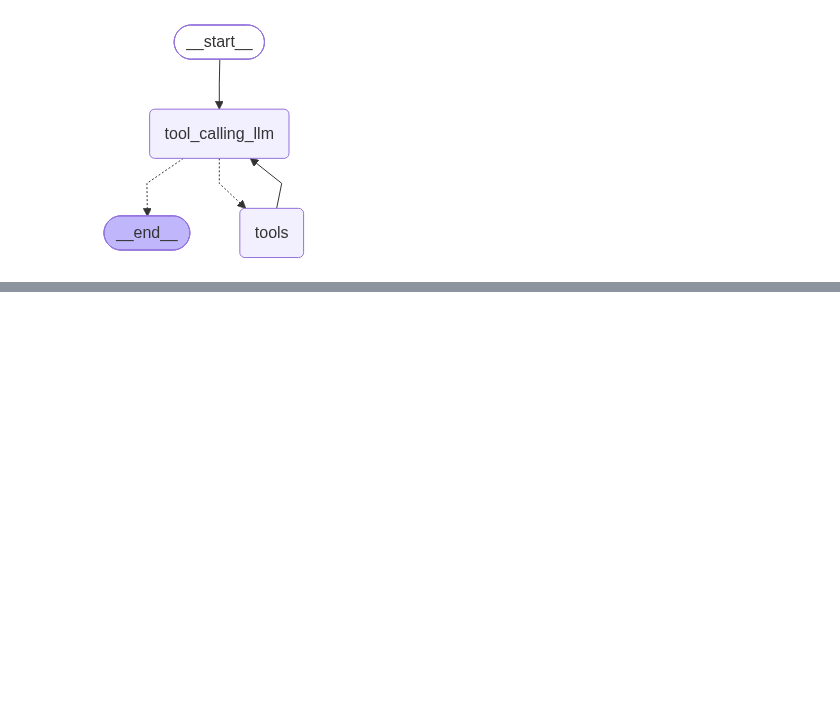
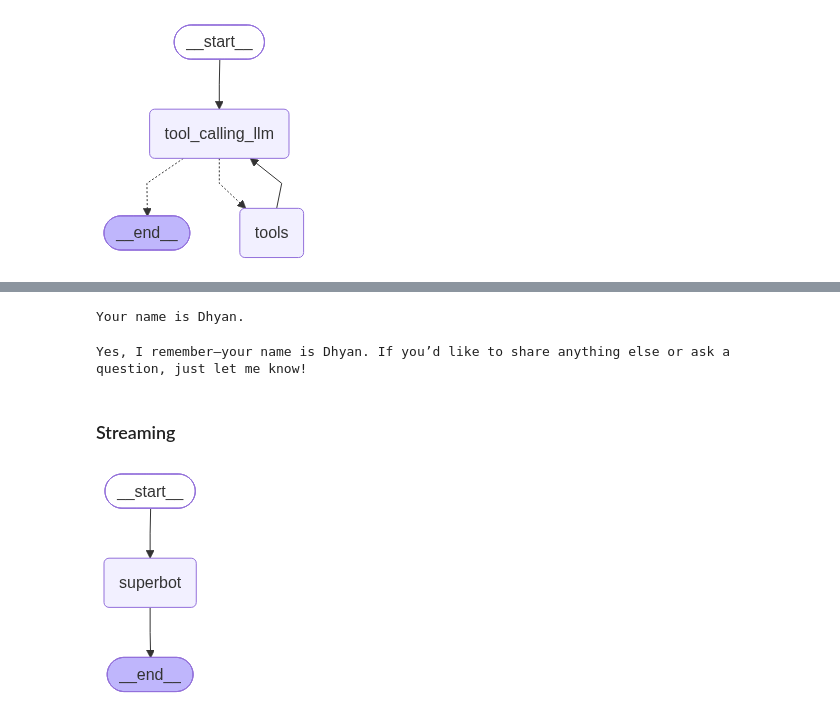
Before and after one commit to Dhyan-Shah/Udemy_GenAI, a Jupyter notebook: Langraph_Agentic/Basic_Chatbot/basic_chatbot.ipynb, the cells around one changed output, grey strips where cells are left out. Cells and saved outputs as stored; diff of their text form; code cells hidden in the pictures; blank space fills up the shorter version.

Commit message:
memory

```diff
--- a/Langraph_Agentic/Basic_Chatbot/basic_chatbot.ipynb
+++ b/Langraph_Agentic/Basic_Chatbot/basic_chatbot.ipynb
@@ -270,0 +351,30 @@ Tool Calls:
+# %%
+response=graph.invoke({"messages":"Hey what is my name"},config=config)
+
+print(response['messages'][-1].content)
+# %% [output]
+Your name is Dhyan.
+# %%
+response=graph.invoke({"messages":"Hey do you remember mmy name"},config=config)
+
+print(response['messages'][-1].content)
+# %% [output]
+Yes, I remember—your name is Dhyan. If you’d like to share anything else or ask a question, just let me know!
+# %% [markdown]
+### Streaming
+# %%
+from langgraph.checkpoint.memory import MemorySaver
+memory=MemorySaver()
+# %%
+def superbot(state:State):
+    return {"messages":[llm_with_tools.invoke(state["messages"])]}
+# %%
+graph=StateGraph(State)
+graph.add_node("superbot",superbot)
+graph.add_edge(START,"superbot")
+graph.add_edge("superbot",END)
+graph=graph.compile(checkpointer=memory)
+from IPython.display import Image, display
+display(Image(graph.get_graph().draw_mermaid_png()))
+# %% [output]
+[figure, added]
```
Also changed, not shown: parts of 21 cells of this notebook.
